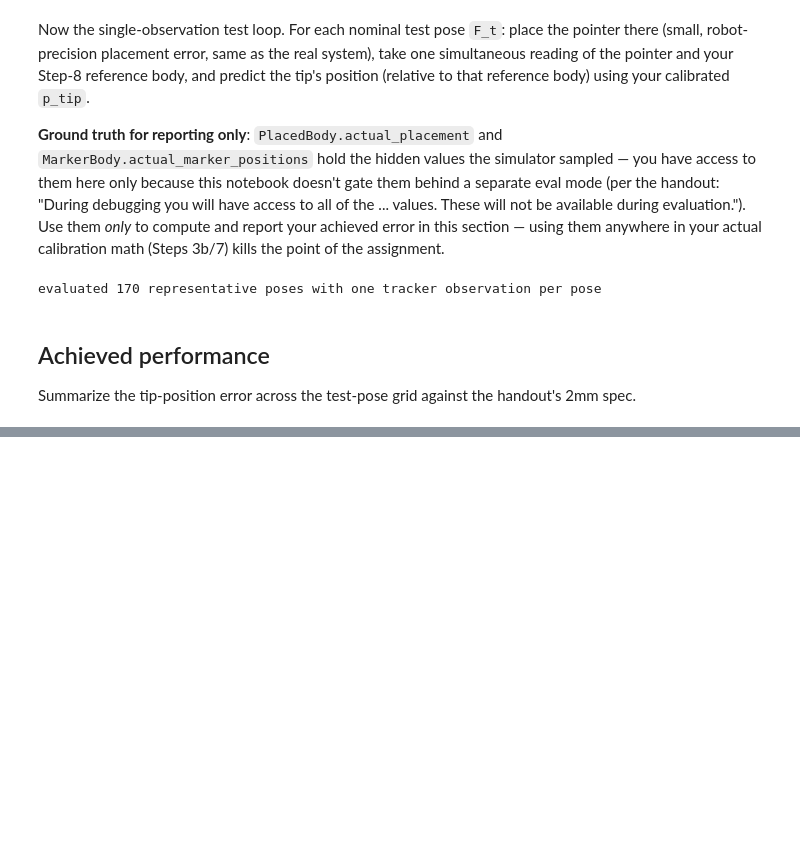
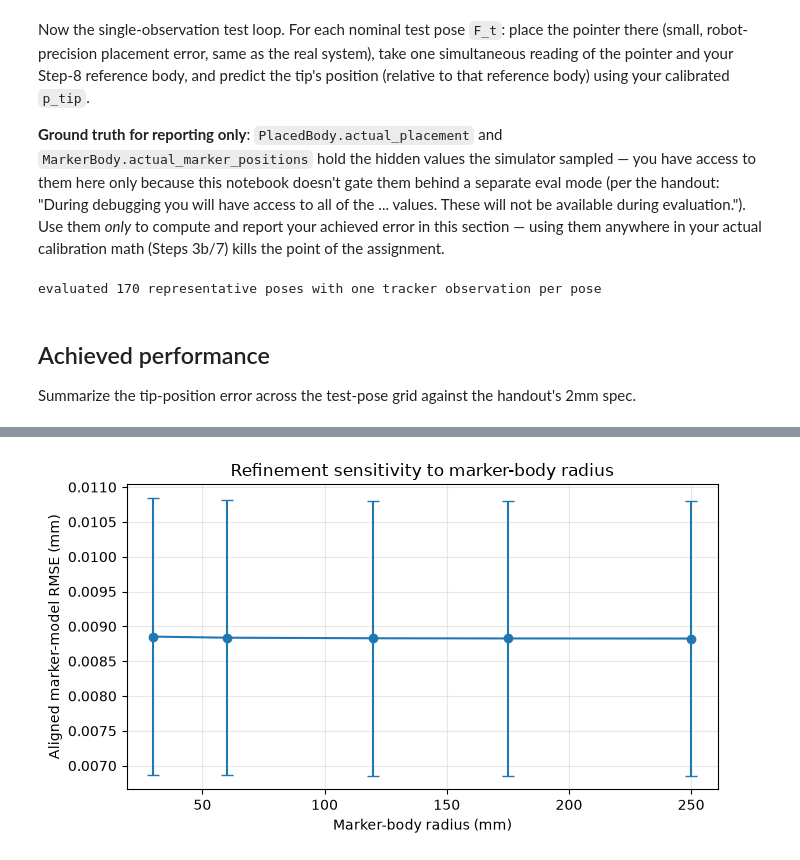
Before and after one commit to Edward-Lin-maker/CIS_I_Course, a Jupyter notebook: assignments/assignment1/notebooks/assignment1_template.ipynb, the cells around one changed output, grey strips where cells are left out. Saved outputs shown, nothing was run; the diff lists cells and outputs as text; code cells hidden in the pictures; blank space fills up the shorter version.

```diff
--- a/assignments/assignment1/notebooks/assignment1_template.ipynb
+++ b/assignments/assignment1/notebooks/assignment1_template.ipynb
@@ -64,15 +67,3 @@ Same idea, for the calibration object's local marker positions `a_cal,k`.
-# %%
-# Use the same isotropic five-point topology at the calibration-body scale.
-CAL_RADIUS_MM = 280.0
-cal_local_positions = [
-    vct3(CAL_RADIUS_MM, 0.0, 0.0),
-    vct3(-CAL_RADIUS_MM / 2.0, np.sqrt(3.0) * CAL_RADIUS_MM / 2.0, 0.0),
-    vct3(-CAL_RADIUS_MM / 2.0, -np.sqrt(3.0) * CAL_RADIUS_MM / 2.0, 0.0),
-    vct3(0.0, 0.0, np.sqrt(3.0) * CAL_RADIUS_MM / 2.0),
-    vct3(0.0, 0.0, -np.sqrt(3.0) * CAL_RADIUS_MM / 2.0),
-]
-# Enforce the 5+5+5 design requirement at construction time.
-assert len(cal_local_positions) == MARKERS_PER_BODY
 # %% [markdown]
 ## Step 2: Approximate workspace poses
 
@@ -85,8 +75,11 @@ the pointer, so they're inside that volume.
 # %%
-# Frames map local coordinates into the common workspace frame. Identity
-# rotations keep the intended optical and body axes easy to inspect.
+# Frames map local coordinates into the common workspace frame. The tracker
+# and calibration-object axes are aligned with the workspace axes.
 F_tracker_approx = Frame(Rot.eye(), vct3(300.0, -1500.0, 300.0))
-F_cal_approx = Frame(Rot.eye(), vct3(300.0, 402.0, 892.5))
+F_cal_approx = Frame(Rot.eye(), vct3(730.0, 402.0, 300.0))
+# Place the nearby reference beside the test region, aligned with the central tip height,
+# and rotated pi about z.
+F_near_approx = Frame(Rot.xyz(0.0, 0.0, np.pi), vct3(-48.0, 300.0, 150.0))
 # %% [markdown]
 ## Step 3: Build the simulation
 
@@ -1020,0 +1066,25 @@ OK
+# %%
+refinement_radii = np.array([30.0, 60.0, 120.0, 175.0, 250.0])
+_, radius_means, radius_stds = _summarize_trials(
+    refinement_radii,
+    lambda radius, seed: _refinement_trial(
+        triangular_bipyramid_positions(radius),
+        n_readings=10,
+        passes=3,
+        seed=seed,
+    ),
+    UNIT_SENSITIVITY_SEEDS,
+)
+
+figure, axis = plt.subplots(figsize=(7, 4))
+axis.errorbar(refinement_radii, radius_means, yerr=radius_stds, fmt="o-", capsize=4)
+axis.set(
+    title="Refinement sensitivity to marker-body radius",
+    xlabel="Marker-body radius (mm)",
+    ylabel="Aligned marker-model RMSE (mm)",
+)
+axis.grid(alpha=0.3)
+plt.tight_layout()
+plt.show()
+# %% [output]
+[figure, added]
```
Also changed, not shown: parts of 59 cells of this notebook, 1 other file.
